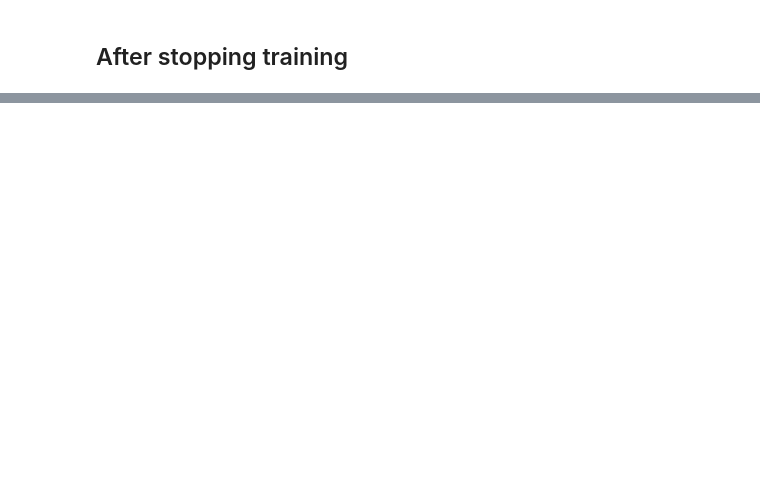
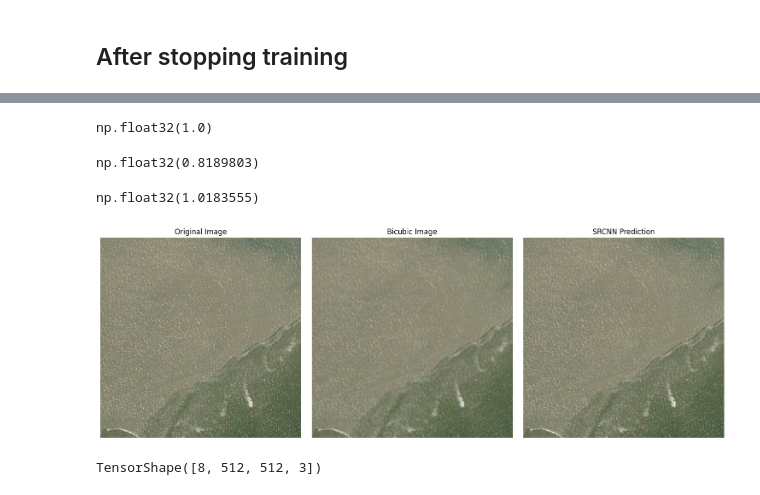
Before and after one commit to AdiXjaiswal/Dual-SR-image-model, a Jupyter notebook: models/srcnn_model.ipynb, the cells around one changed output, grey strips where cells are left out. Saved outputs shown, nothing was run; the diff lists cells and outputs as text; code cells hidden in the pictures; blank space fills up the shorter version.

```diff
--- a/models/srcnn_model.ipynb
+++ b/models/srcnn_model.ipynb
@@ -391,0 +406,24 @@ SRCNN PSNR : 26.081501
+# %%
+h=hr[0].numpy()
+h.max()
+# %% [output]
+np.float32(1.0)
+# %%
+b=bicubic[0].numpy()
+b.max()
+# %% [output]
+np.float32(0.8189803)
+# %%
+sr[0].max()
+# %% [output]
+np.float32(1.0183555)
+# %%
+plot_image(hr[7],
+           bicubic[7],
+           sr[7])
+# %% [output]
+[figure, added]
+# %%
+hr.shape
+# %% [output]
+TensorShape([8, 512, 512, 3])
```
Also changed, not shown: parts of 10 cells of this notebook.
